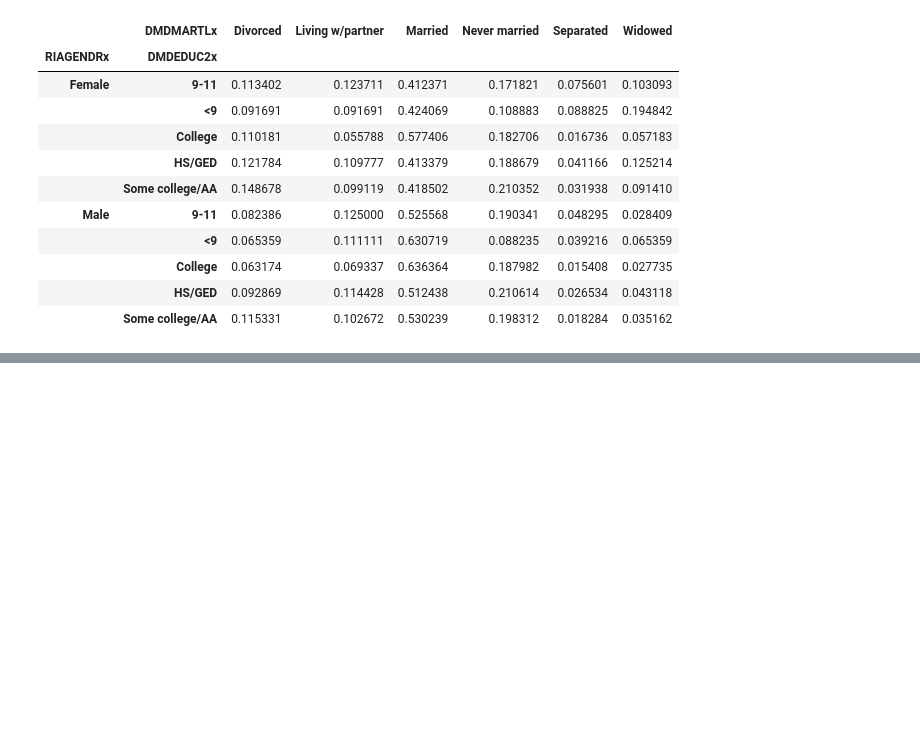
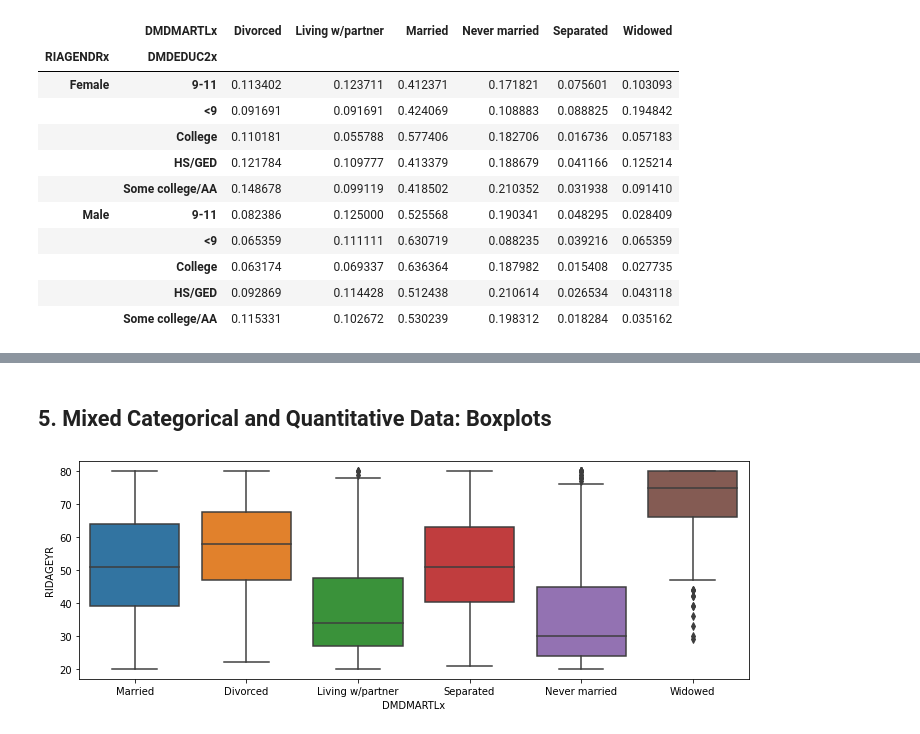
Before and after one commit to mxagar/statistics_with_python_coursera, a Jupyter notebook: 01_Visualization/lab/07_Multivariate_Analysis_NHANES_Dataset.ipynb, the cells around one changed output, grey strips where cells are left out. Cells and saved outputs as stored; diff of their text form; code cells hidden in the pictures; blank space fills up the shorter version.

Commit message:
multivariate analysis: stratification, tables, combined categorical and quantitative variables

```diff
--- a/01_Visualization/lab/07_Multivariate_Analysis_NHANES_Dataset.ipynb
+++ b/01_Visualization/lab/07_Multivariate_Analysis_NHANES_Dataset.ipynb
@@ -188,0 +221,9 @@ g.size().unstack().fillna(0).apply(lambda x: x/x.sum(), axis=1)
+# %% [markdown]
+## 5. Mixed Categorical and Quantitative Data: Boxplots
+# %%
+# Boxplot
+# Age distribution depending on marital status
+plt.figure(figsize=(12, 4))
+a = sns.boxplot(x="DMDMARTLx", y="RIDAGEYR", data=db)
+# %% [output]
+[figure, added]
```
Also changed, not shown: parts of 6 cells of this notebook.
